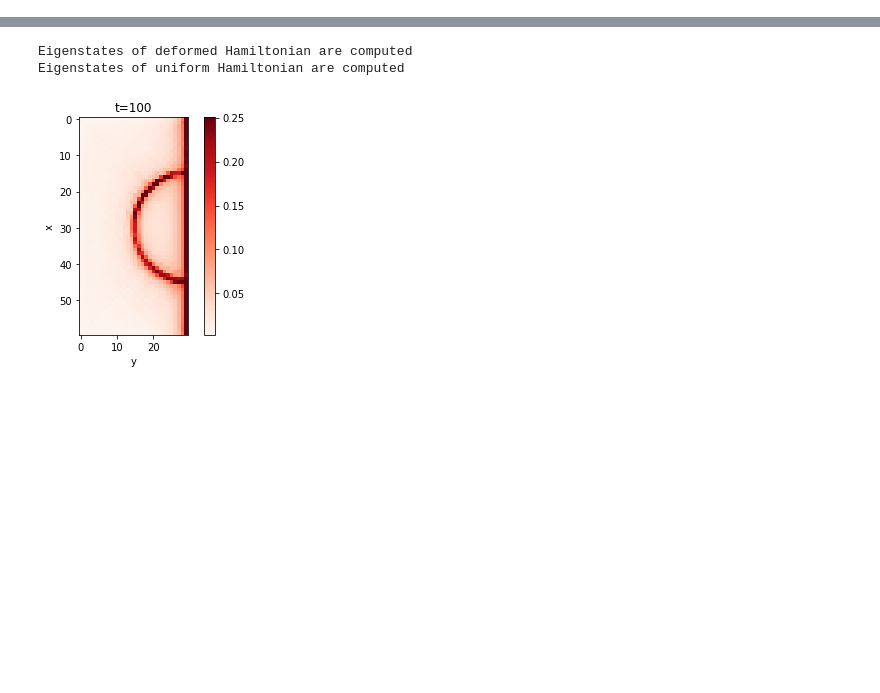
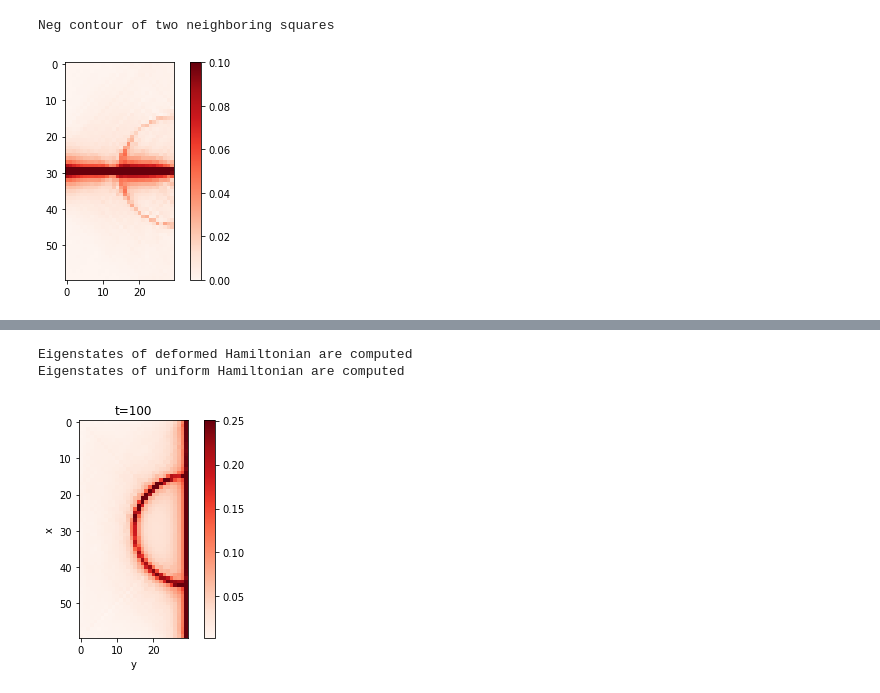
Before and after one commit to hassan-shap/DeformedCFT, a Jupyter notebook: twoD_quench_EE.ipynb, the cells around one changed output, grey strips where cells are left out. Drawn from its saved outputs; the diff is of its cells as text; code cells hidden in the pictures; blank space fills up the shorter version.

```diff
--- a/twoD_quench_EE.ipynb
+++ b/twoD_quench_EE.ipynb
@@ -109,0 +185,23 @@ pyplot.show()
+# %%
+inds_A=[]
+inds_B=[]
+for i in range(Lsub):
+    ix=i%Lx
+#     iy=int(i/Lx)
+    if ix< Lx/2 :
+        inds_A.append(i)
+    else:
+        inds_B.append(i)
+Gn=Gt[:Lsub,:Lsub]
+LNcont=Neg_contour(inds_A,inds_B,Gn)
+LN_mat=np.reshape(LNcont,[int(Ly/2),Lx])
+print("Neg contour of two neighboring squares")
+
+f2=pyplot.figure()
+pos=pyplot.imshow(np.real(LN_mat).T, cmap='Reds', vmin=0, vmax=0.1,
+                             interpolation='none')
+f2.colorbar(pos)
+pyplot.show()
+# %% [output]
+Neg contour of two neighboring squares
+[figure, added]
```
Also changed, not shown: parts of 8 cells of this notebook.
